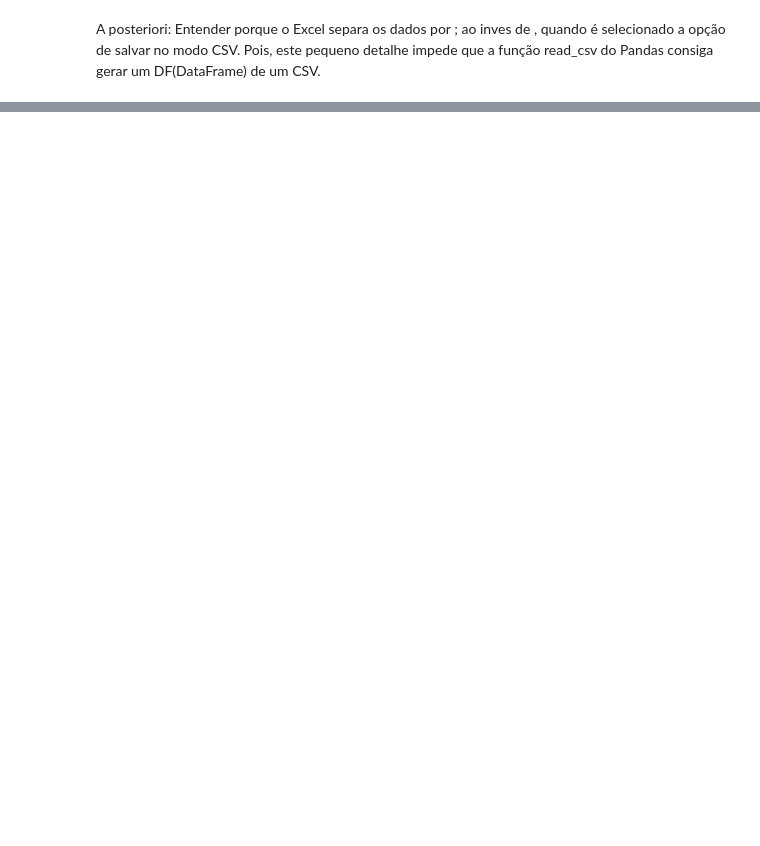
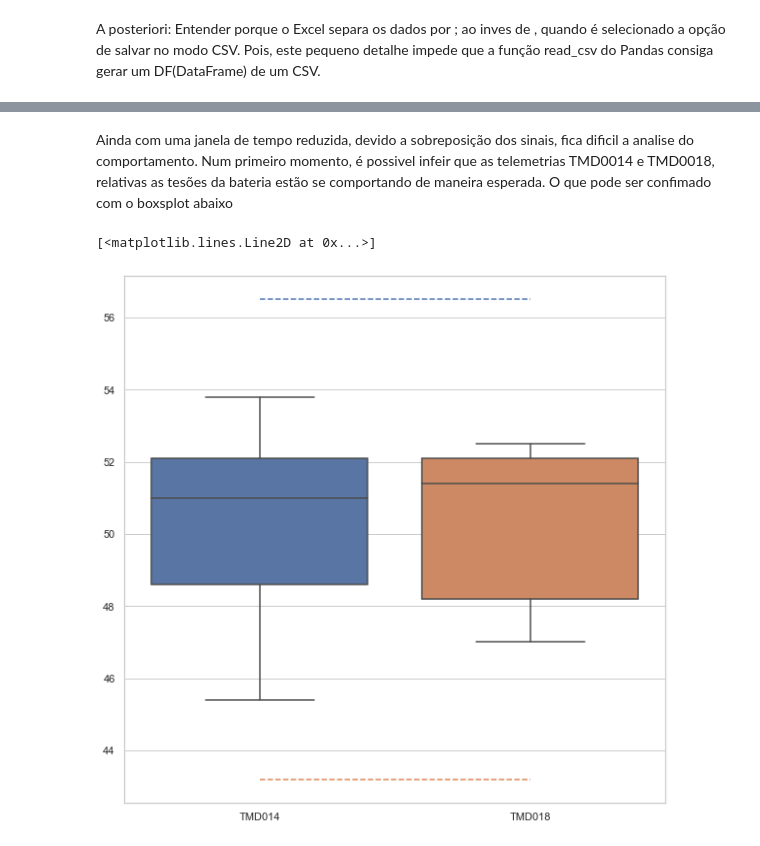
Before and after one commit to marciodbotas/CAP394, a Jupyter notebook: CAP392_Trabalho.ipynb, the cells around one changed output, grey strips where cells are left out. Saved outputs shown, nothing was run; the diff lists cells and outputs as text; code cells hidden in the pictures; blank space fills up the shorter version.

```diff
--- a/CAP392_Trabalho.ipynb
+++ b/CAP392_Trabalho.ipynb
@@ -32,0 +212,11 @@ Pois, este pequeno detalhe impede que a função read_csv do Pandas consiga gera
+# %% [markdown]
+Ainda com uma janela de tempo reduzida, devido a sobreposição dos sinais, fica dificil a analise do comportamento. Num primeiro momento, é possivel infeir que as telemetrias TMD0014 e TMD0018, relativas as tesões da bateria estão se comportando de maneira esperada. O que pode ser confimado com o boxsplot abaixo
+# %%
+plt.figure(figsize=(10, 10))
+sns.set(style="whitegrid")
+sns.boxplot(data=rawData, order = ['TMD014','TMD018'])
+plt.plot([0, 1], [56.5, 56.5],  ls='--')
+plt.plot([0, 1], [43.2, 43.2],  ls='--')
+# %% [output]
+[<matplotlib.lines.Line2D at 0x...>]
+[figure, added]
```
Also changed, not shown: parts of 28 cells of this notebook.
